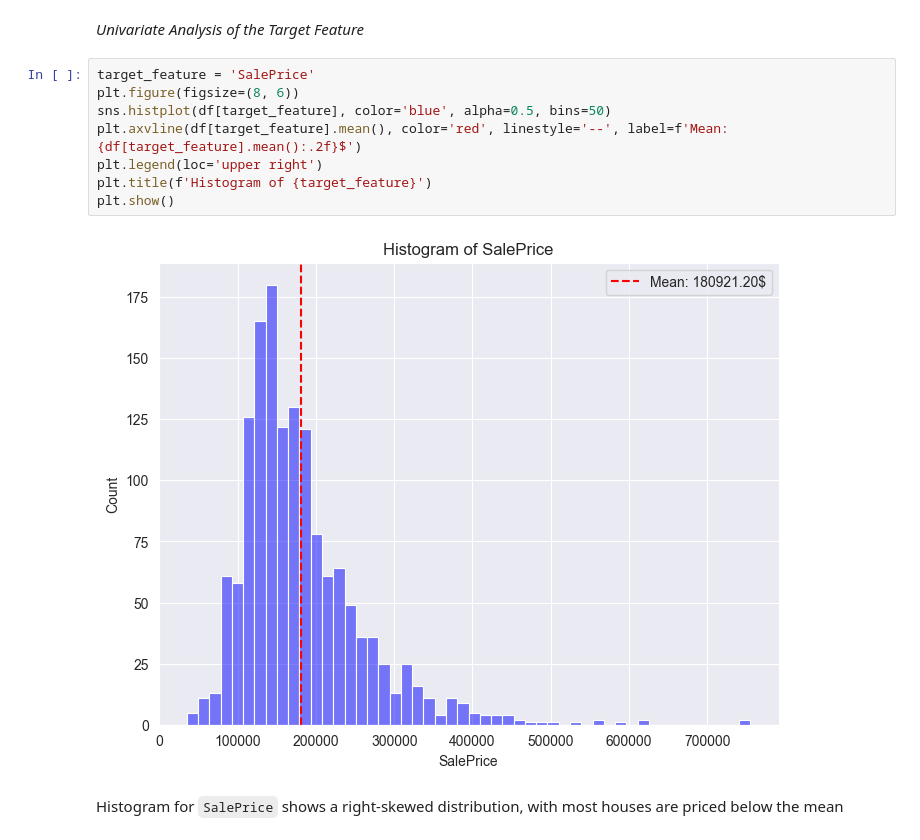
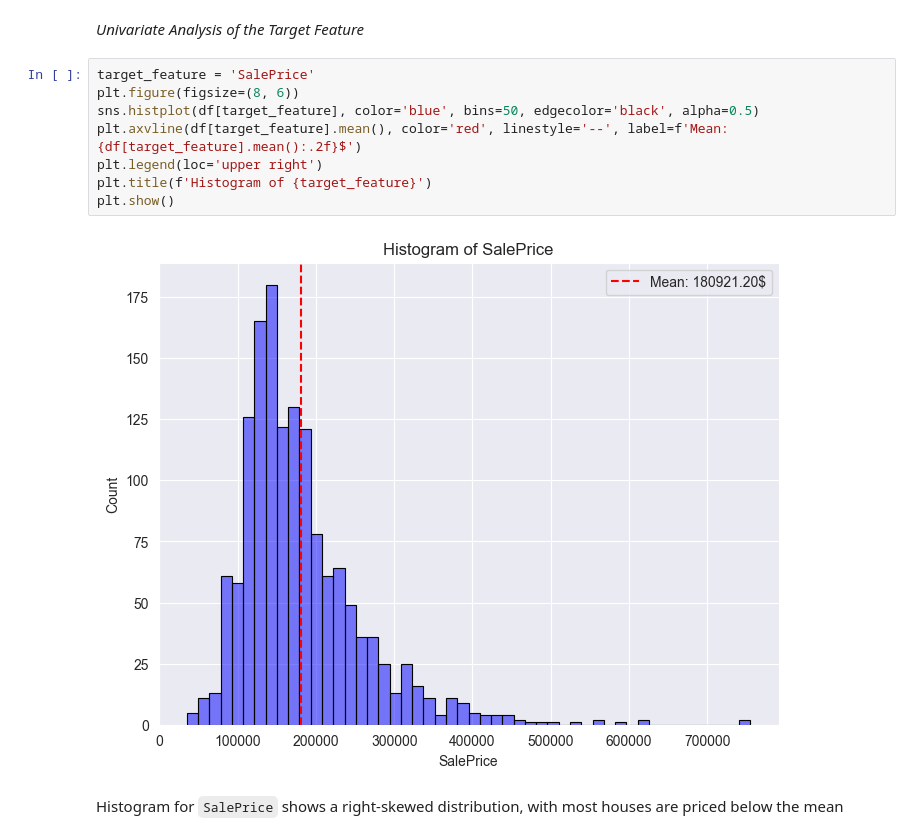
Before and after one commit to serverdaun/house_prices_kaggle, a Jupyter notebook: house_prices_kaggle/notebooks/eda.ipynb, the cells around one changed output. Saved outputs shown, nothing was run; the diff lists cells and outputs as text.

```diff
--- a/house_prices_kaggle/notebooks/eda.ipynb
+++ b/house_prices_kaggle/notebooks/eda.ipynb
@@ -54,12 +54,12 @@ df.describe()
 # %%
 target_feature = 'SalePrice'
 plt.figure(figsize=(8, 6))
-sns.histplot(df[target_feature], color='blue', alpha=0.5, bins=50)
+sns.histplot(df[target_feature], color='blue', bins=50, edgecolor='black', alpha=0.5)
 plt.axvline(df[target_feature].mean(), color='red', linestyle='--', label=f'Mean: {df[target_feature].mean():.2f}$')
 plt.legend(loc='upper right')
 plt.title(f'Histogram of {target_feature}')
 plt.show()
 # %% [output]
-[figure, old version]
+[figure, new version]
 # %% [markdown]
 Histogram for `SalePrice` shows a right-skewed distribution, with most houses are priced below the mean
```
Also changed, not shown: parts of 3 cells of this notebook.
